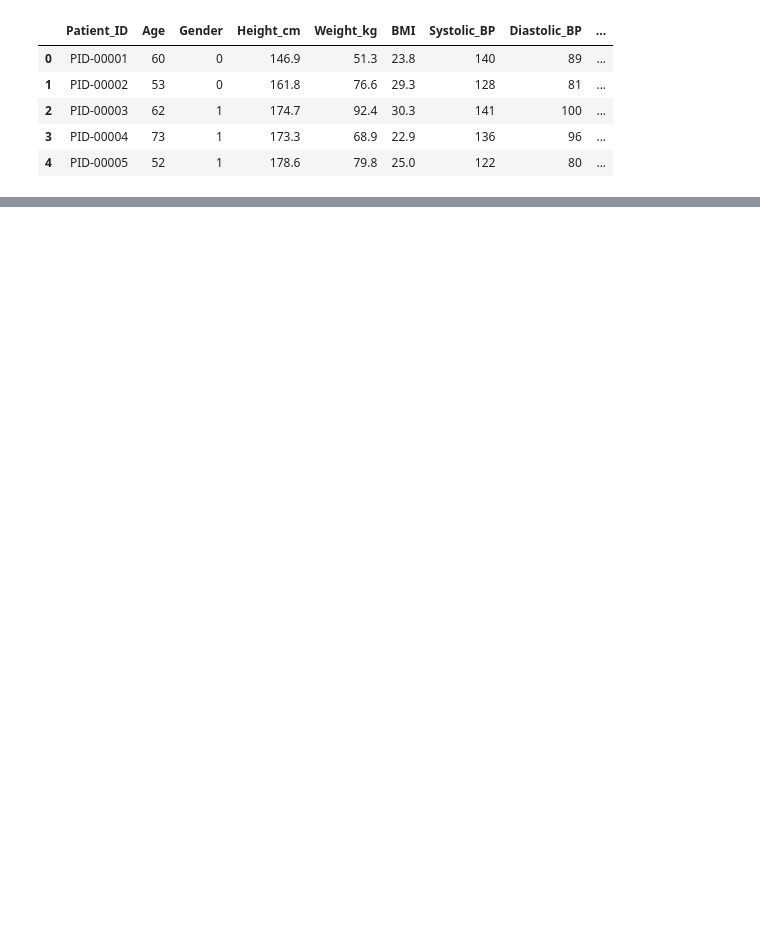
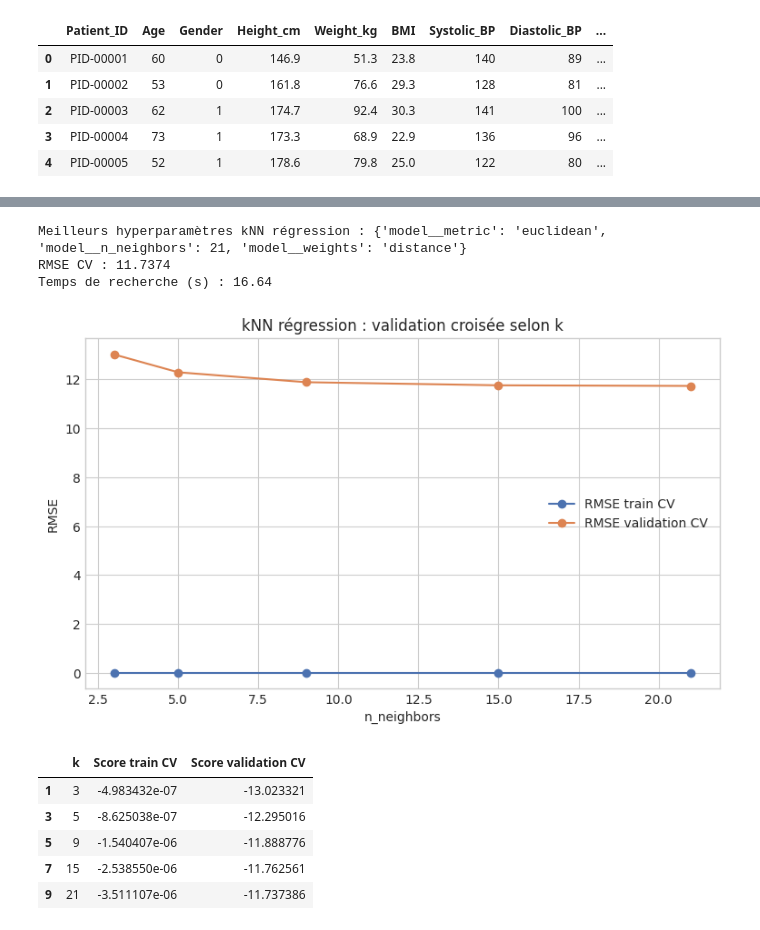
Before and after one commit to corentinbrand/ML-project, a Jupyter notebook: analyses_python/kNN_SVM_gus.ipynb, the cells around one changed output, grey strips where cells are left out. Cells and saved outputs as stored; diff of their text form; code cells hidden in the pictures; blank space fills up the shorter version.

```diff
--- a/analyses_python/kNN_SVM_gus.ipynb
+++ b/analyses_python/kNN_SVM_gus.ipynb
@@ -1117,0 +394,60 @@ Ce type d'analyse est donc moins une recherche du modèle "magique" qu'un travai
+# %%
+knn_reg_pipe = Pipeline([
+    ('preprocessor', preprocessor_reg),
+    ('model', KNeighborsRegressor())
+])
+
+knn_reg_grid = {
+    'model__n_neighbors': [3, 5, 9, 15, 21],
+    'model__weights': ['uniform', 'distance'],
+    'model__metric': ['euclidean', 'manhattan'],
+}
+
+start = time.perf_counter()
+knn_reg_search = GridSearchCV(
+    knn_reg_pipe,
+    knn_reg_grid,
+    cv=cv_reg,
+    scoring='neg_root_mean_squared_error',
+    n_jobs=-1,
+    return_train_score=True,
+)
+knn_reg_search.fit(Xr_train, yr_train)
+knn_reg_time = time.perf_counter() - start
+
+print('Meilleurs hyperparamètres kNN régression :', knn_reg_search.best_params_)
+print('RMSE CV :', round(-knn_reg_search.best_score_, 4))
+print('Temps de recherche (s) :', round(knn_reg_time, 2))
+# %% [output]
+Meilleurs hyperparamètres kNN régression : {'model__metric': 'euclidean', 'model__n_neighbors': 21, 'model__weights': 'distance'}
+RMSE CV : 11.7374
+Temps de recherche (s) : 16.64
+# %%
+knn_reg_results = pd.DataFrame(knn_reg_search.cv_results_)
+knn_reg_curve = knn_reg_results[
+    (knn_reg_results['param_model__weights'] == knn_reg_search.best_params_['model__weights'])
+    & (knn_reg_results['param_model__metric'] == knn_reg_search.best_params_['model__metric'])
+].sort_values('param_model__n_neighbors')
+
+plt.figure(figsize=(9, 5))
+plt.plot(knn_reg_curve['param_model__n_neighbors'].astype(int), -knn_reg_curve['mean_train_score'], marker='o', label='RMSE train CV')
+plt.plot(knn_reg_curve['param_model__n_neighbors'].astype(int), -knn_reg_curve['mean_test_score'], marker='o', label='RMSE validation CV')
+plt.xlabel('n_neighbors')
+plt.ylabel('RMSE')
+plt.title('kNN régression : validation croisée selon k')
+plt.legend()
+plt.show()
+
+knn_reg_curve[['param_model__n_neighbors', 'mean_train_score', 'mean_test_score']].rename(columns={
+    'param_model__n_neighbors': 'k',
+    'mean_train_score': 'Score train CV',
+    'mean_test_score': 'Score validation CV',
+})
+# %% [output]
+[figure, added]
+|  | k | Score train CV | Score validation CV |
+| 1 | 3 | -4.983432e-07 | -13.023321 |
+| 3 | 5 | -8.625038e-07 | -12.295016 |
+| 5 | 9 | -1.540407e-06 | -11.888776 |
+| 7 | 15 | -2.538550e-06 | -11.762561 |
+| 9 | 21 | -3.511107e-06 | -11.737386 |
```
Also changed, not shown: parts of 81 cells of this notebook.
